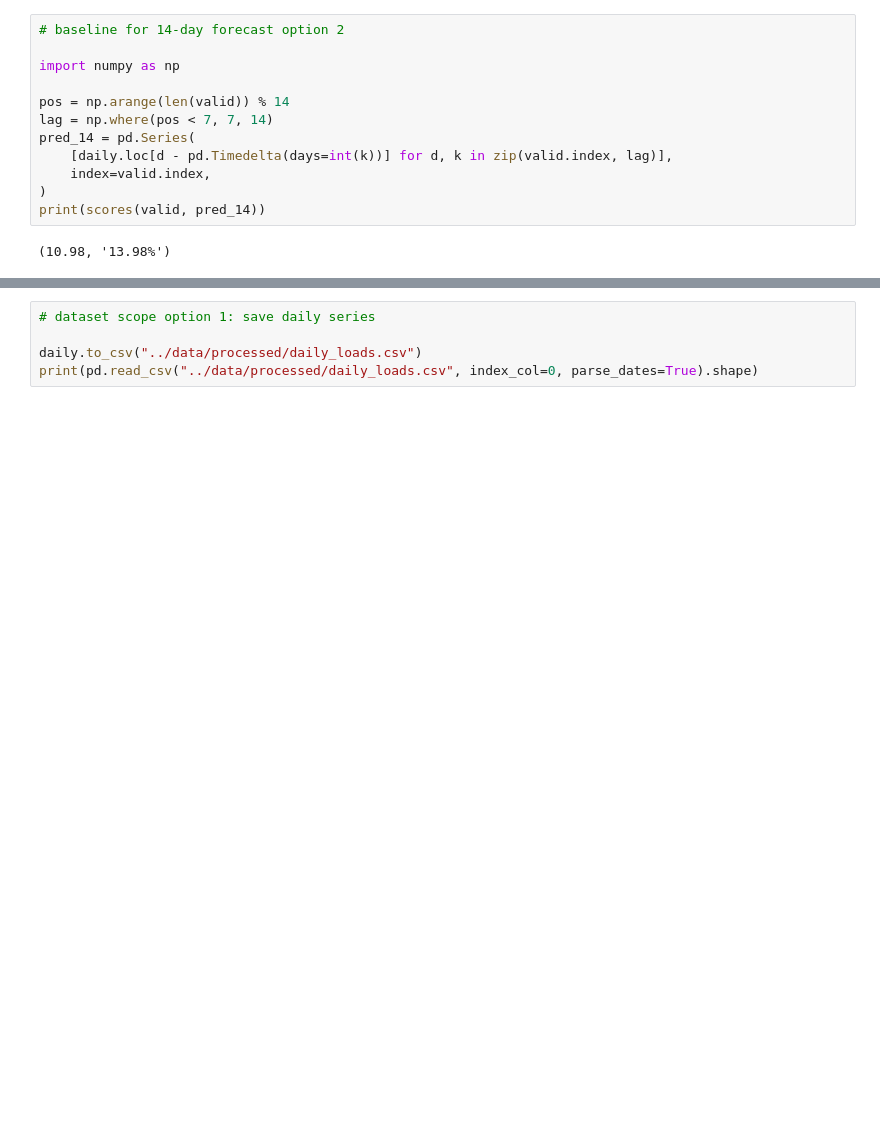
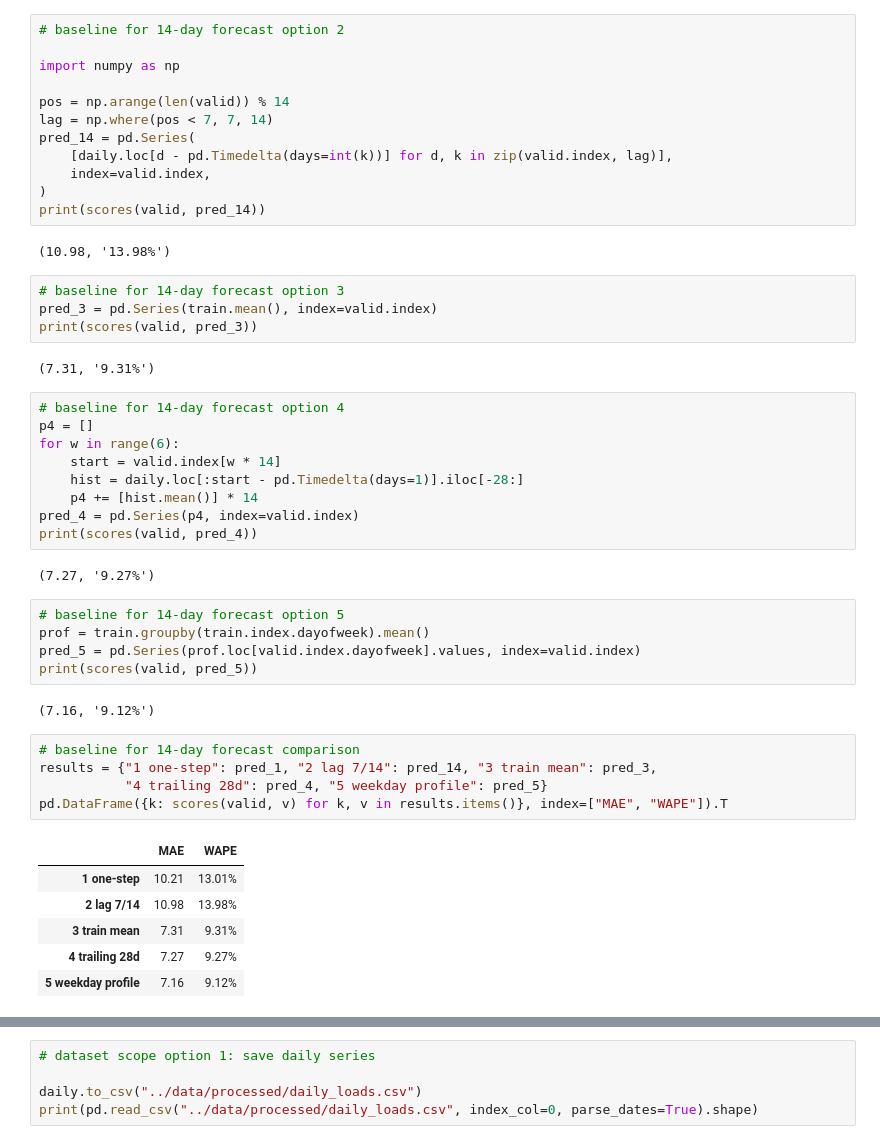
Before and after one commit to blisscodes/logistics-forecasting-anomaly-detection, a Jupyter notebook: notebooks/01_inventory.ipynb, the cells around one changed output, grey strips where cells are left out. Drawn from its saved outputs; the diff is of its cells as text; blank space fills up the shorter version.

```diff
--- a/notebooks/01_inventory.ipynb
+++ b/notebooks/01_inventory.ipynb
@@ -125,3 +125,39 @@ pred_14 = pd.Series(
 print(scores(valid, pred_14))
 # %% [output]
 (10.98, '13.98%')
+# %%
+# baseline for 14-day forecast option 3
+pred_3 = pd.Series(train.mean(), index=valid.index)
+print(scores(valid, pred_3))
+# %% [output]
+(7.31, '9.31%')
+# %%
+# baseline for 14-day forecast option 4
+p4 = []
+for w in range(6):
+    start = valid.index[w * 14]
+    hist = daily.loc[:start - pd.Timedelta(days=1)].iloc[-28:]
+    p4 += [hist.mean()] * 14
+pred_4 = pd.Series(p4, index=valid.index)
+print(scores(valid, pred_4))
+# %% [output]
+(7.27, '9.27%')
+# %%
+# baseline for 14-day forecast option 5
+prof = train.groupby(train.index.dayofweek).mean()
+pred_5 = pd.Series(prof.loc[valid.index.dayofweek].values, index=valid.index)
+print(scores(valid, pred_5))
+# %% [output]
+(7.16, '9.12%')
+# %%
+# baseline for 14-day forecast comparison
+results = {"1 one-step": pred_1, "2 lag 7/14": pred_14, "3 train mean": pred_3,
+           "4 trailing 28d": pred_4, "5 weekday profile": pred_5}
+pd.DataFrame({k: scores(valid, v) for k, v in results.items()}, index=["MAE", "WAPE"]).T
+# %% [output]
+|  | MAE | WAPE |
+| 1 one-step | 10.21 | 13.01% |
+| 2 lag 7/14 | 10.98 | 13.98% |
+| 3 train mean | 7.31 | 9.31% |
+| 4 trailing 28d | 7.27 | 9.27% |
+| 5 weekday profile | 7.16 | 9.12% |
```
Also changed, not shown: parts of 28 cells of this notebook, 1 other file.
